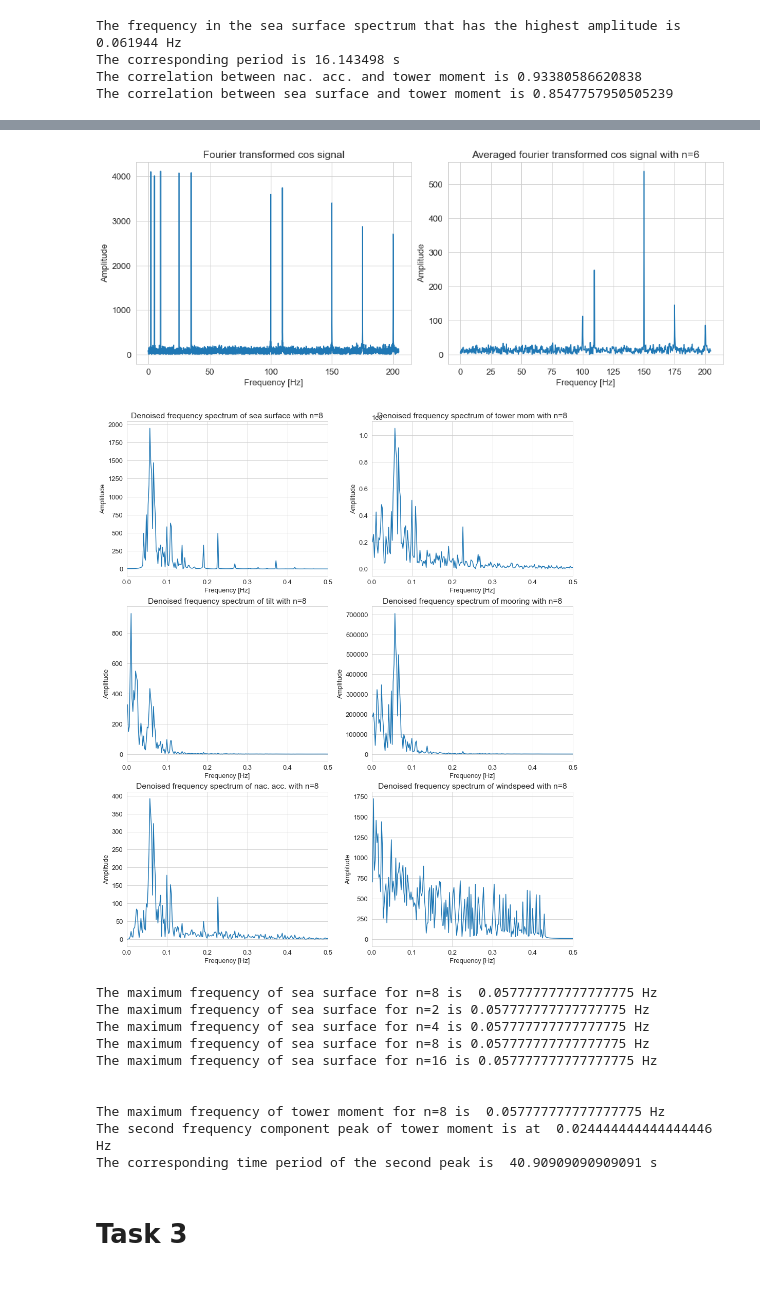
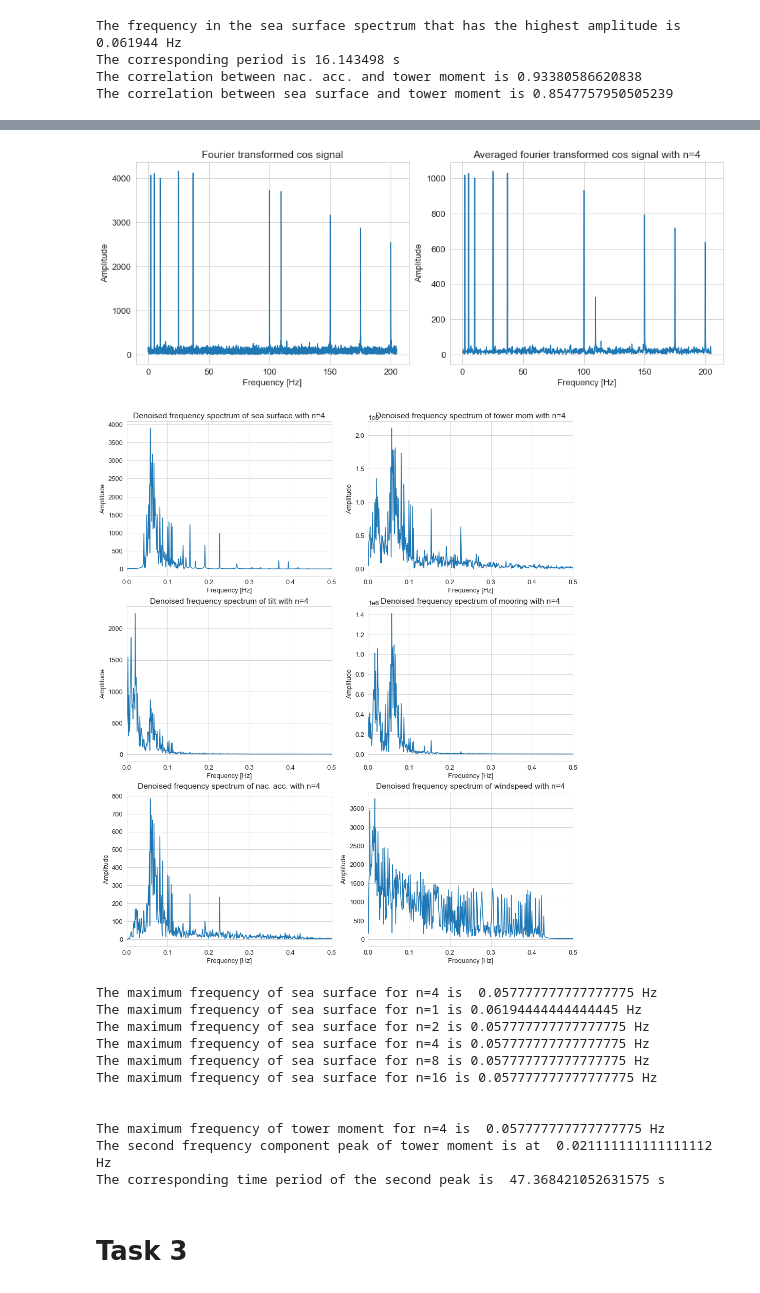
Before and after one commit to tesla1900/programming_course, a Jupyter notebook: project/Project_3_physics718_wind_2_students.ipynb, the cells around one changed output, grey strips where cells are left out. Saved outputs shown, nothing was run; the diff lists cells and outputs as text; code cells hidden in the pictures.

```diff
--- a/project/Project_3_physics718_wind_2_students.ipynb
+++ b/project/Project_3_physics718_wind_2_students.ipynb
@@ -273,11 +273,11 @@ def cosine(freq, sigma):
     return signal, np.abs(fft_signal), freq_space, x
 
 # defining the frequency array
-f = np.array([5])
-f_arr = np.array([2, 5, 10, 25, 35, 100, 150, 175, 200, 300])
+sf = np.array([5])
+f_arr = np.array([2, 5, 10, 25, 37, 100, 150, 175, 200, 300])
 
-# f = 5 case
-sig0, fft_sig0, frequency_space0, time_space0 = cosine(f, 1)
+# sf = 5 case
+sig0, fft_sig0, frequency_space0, time_space0 = cosine(sf, 1)
 bits0 = 4
 frequency_space_avg0, sig_avg0 = avg_fourier(time_space0, sig0, bits0)
 
@@ -293,7 +293,7 @@ plt.show()
 
 # f_arr case
 sig, fft_sig, frequency_space, time_space = cosine(f_arr, 1)
-bits = 6
+bits = 4
 frequency_space_avg, sig_avg = avg_fourier(time_space, sig, bits)
 
 fig, axs = plt.subplots(1, 2, figsize=(13, 5), constrained_layout=True)
@@ -307,7 +307,7 @@ for ax in axs.flat:
 plt.show()
 
 # applying the averaging to all variables
-nbits = 8
+nbits = 4
 frequency0, mean0 = avg_fourier(t, seaSurface, nbits)
 frequency1, mean1 = avg_fourier(t, towerMom, nbits)
 frequency2, mean2 = avg_fourier(t, tilt, nbits)
@@ -339,9 +339,9 @@ plt.show()
 print('The maximum frequency of sea surface for n=%d is '%nbits, frequency0[1:][np.argmax(np.abs(mean0)[1:])], 'Hz')
 
 
-for nn in [2, 4, 8, 16]:
+for nn in [1, 2, 4, 8, 16]:
     freq, avg = avg_fourier(t, seaSurface, nn)
-    print('The maximum frequency of sea surface for n=%d is'%nn, freq[1:][np.argmax(np.abs(avg)[1:])], 'Hz')
+    print('The maximum frequency of sea surface for n=%d is'%nn, freq[np.argmax(np.abs(avg))], 'Hz')
 
 
 print('\n')
@@ -350,18 +350,4 @@ print('The maximum frequency of tower moment for n=%d is '%nbits, frequency1[1:]
 second_peak = frequency1[1:][np.argmax(np.abs(mean1)[1:][np.where(frequency1[1:]<0.05)])]
 print('The second frequency component peak of tower moment is at ',second_peak, 'Hz')
 print('The corresponding time period of the second peak is ',(1 / second_peak), 's')
-
-# print("tower moment")
-# print(freq_t[1:][np.argmax(np.abs(mean_t)[1:])])
-# sort = np.sort(np.abs(mean_t)[1:])
-# des_sort = sort[::-1]
-# # print(des_sort)
-# print(freq_t[1:][np.where(np.abs(mean_t)[1:]==des_sort[1])])
-
-# print("sea surface")
-# print(freq1[1:][np.argmax(np.abs(mean)[1:])])
-# sort1 = np.sort(np.abs(mean)[1:])
-# des_sort1 = sort1[::-1]
-# # print(des_sort1)
-# print(freq1[1:][np.where(np.abs(mean)[1:]==des_sort1[1])])
 # %% [output]
@@ -369,15 +355,16 @@ print('The corresponding time period of the second peak is ',(1 / second_peak),
-[figure, old version]
+[figure, new version]
-[figure, old version]
+[figure, new version]
-The maximum frequency of sea surface for n=8 is  0.057777777777777775 Hz
+The maximum frequency of sea surface for n=4 is  0.057777777777777775 Hz
+The maximum frequency of sea surface for n=1 is 0.06194444444444445 Hz
 The maximum frequency of sea surface for n=2 is 0.057777777777777775 Hz
 The maximum frequency of sea surface for n=4 is 0.057777777777777775 Hz
 The maximum frequency of sea surface for n=8 is 0.057777777777777775 Hz
 The maximum frequency of sea surface for n=16 is 0.057777777777777775 Hz
 
 
-The maximum frequency of tower moment for n=8 is  0.057777777777777775 Hz
-The second frequency component peak of tower moment is at  0.024444444444444446 Hz
-The corresponding time period of the second peak is  40.90909090909091 s
+The maximum frequency of tower moment for n=4 is  0.057777777777777775 Hz
+The second frequency component peak of tower moment is at  0.021111111111111112 Hz
+The corresponding time period of the second peak is  47.368421052631575 s
 # %% [markdown]
 # Task 3
 # %%
```
Also changed, not shown: parts of 4 cells of this notebook.
